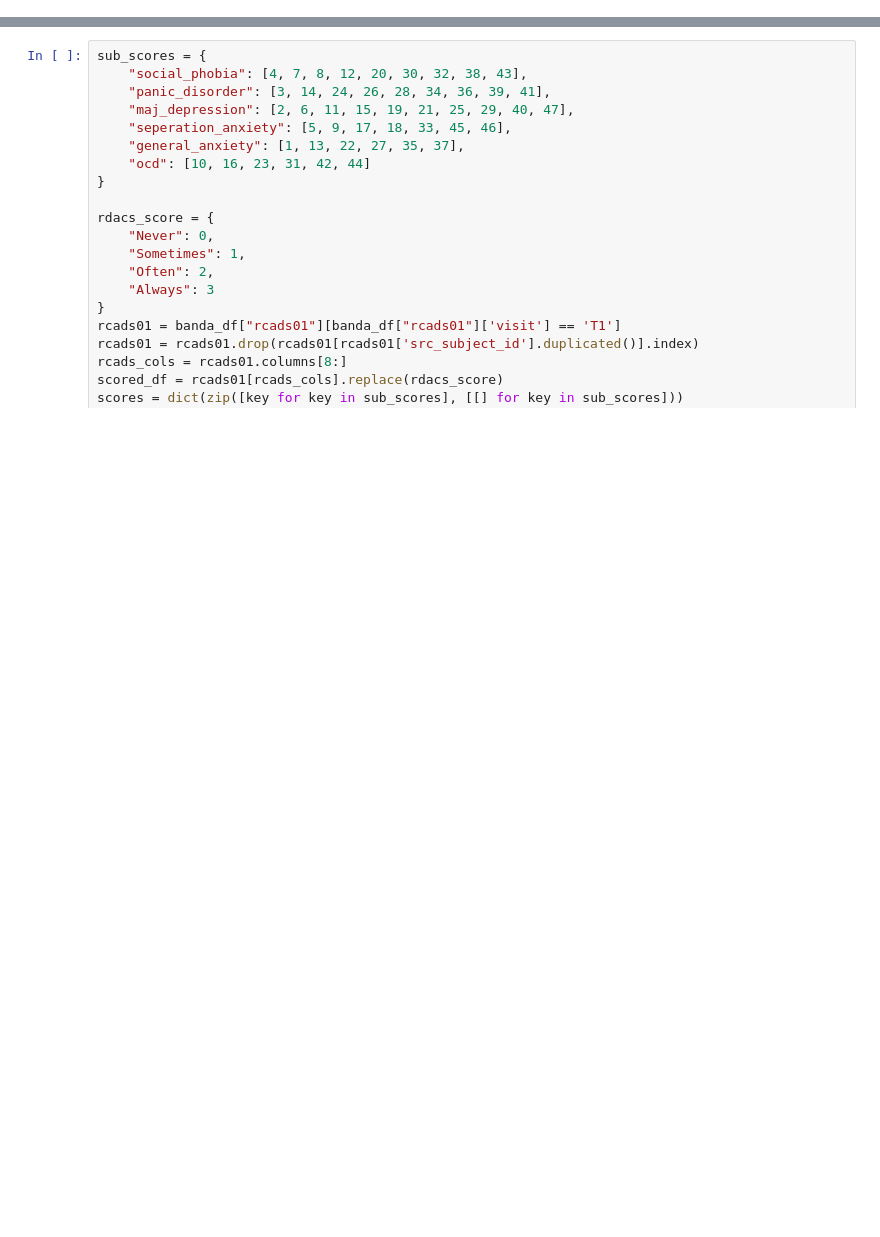
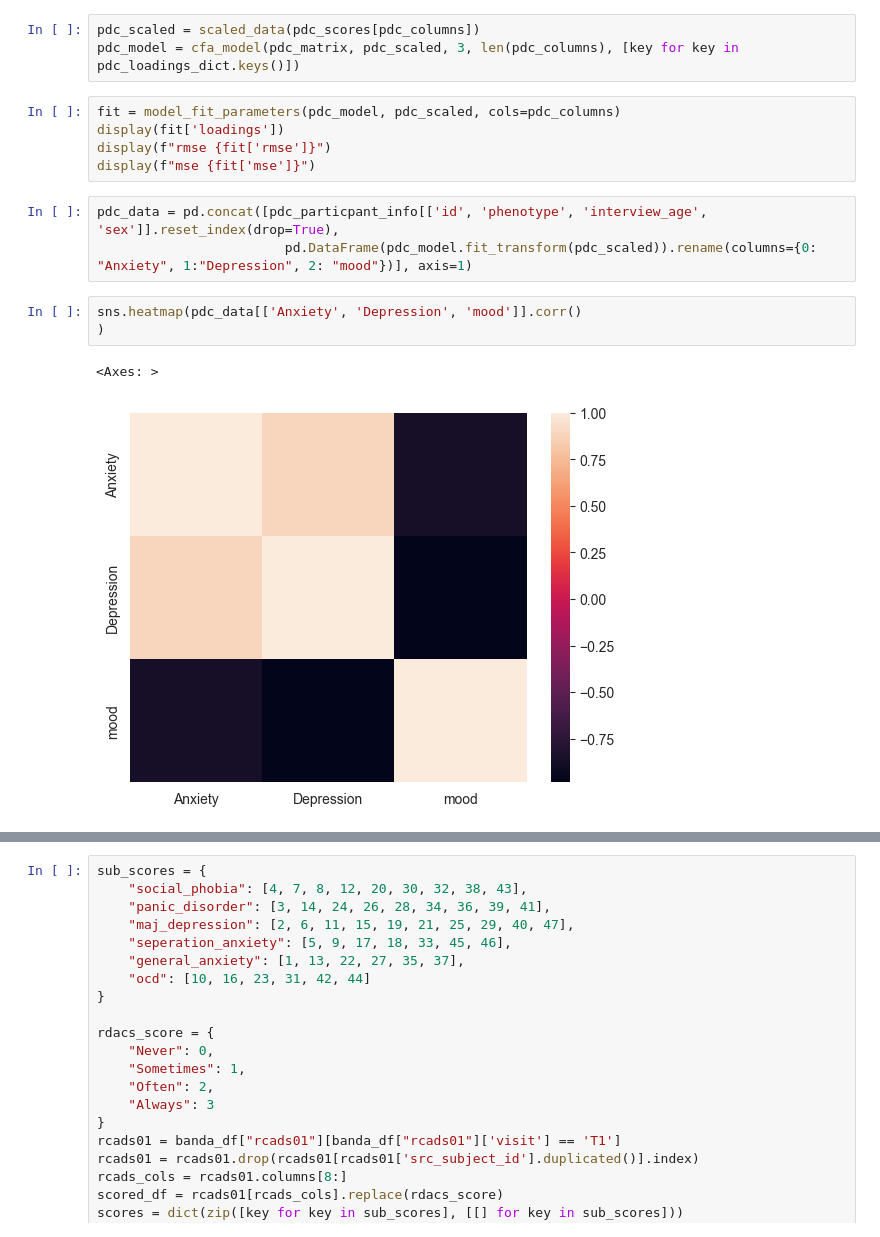
Before and after one commit to Daniel-Halls/conilab, a Jupyter notebook: conilab/hcp-disease/symptom_clusters.ipynb, the cells around one changed output, grey strips where cells are left out. Drawn from its saved outputs; the diff is of its cells as text; blank space fills up the shorter version.

```diff
--- a/conilab/hcp-disease/symptom_clusters.ipynb
+++ b/conilab/hcp-disease/symptom_clusters.ipynb
@@ -26,0 +103,17 @@ def nn(score):
+# %%
+pdc_scaled = scaled_data(pdc_scores[pdc_columns])
+pdc_model = cfa_model(pdc_matrix, pdc_scaled, 3, len(pdc_columns), [key for key in pdc_loadings_dict.keys()])
+# %%
+fit = model_fit_parameters(pdc_model, pdc_scaled, cols=pdc_columns)
+display(fit['loadings'])
+display(f"rmse {fit['rmse']}")
+display(f"mse {fit['mse']}")
+# %%
+pdc_data = pd.concat([pdc_particpant_info[['id', 'phenotype', 'interview_age', 'sex']].reset_index(drop=True),
+                        pd.DataFrame(pdc_model.fit_transform(pdc_scaled)).rename(columns={0: "Anxiety", 1:"Depression", 2: "mood"})], axis=1)
+# %%
+sns.heatmap(pdc_data[['Anxiety', 'Depression', 'mood']].corr()
+)
+# %% [output]
+<Axes: >
+[figure, added]
```
Also changed, not shown: parts of 88 cells of this notebook, 12 other files.
